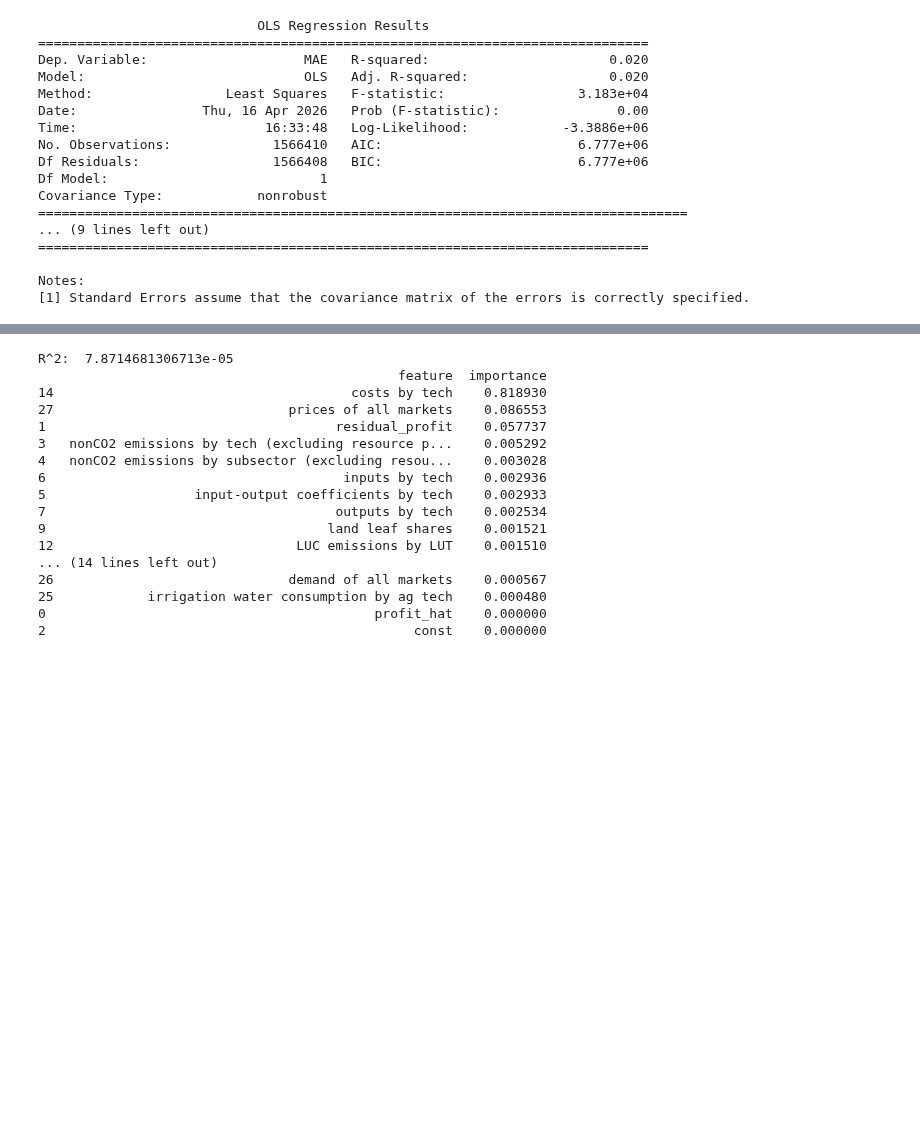
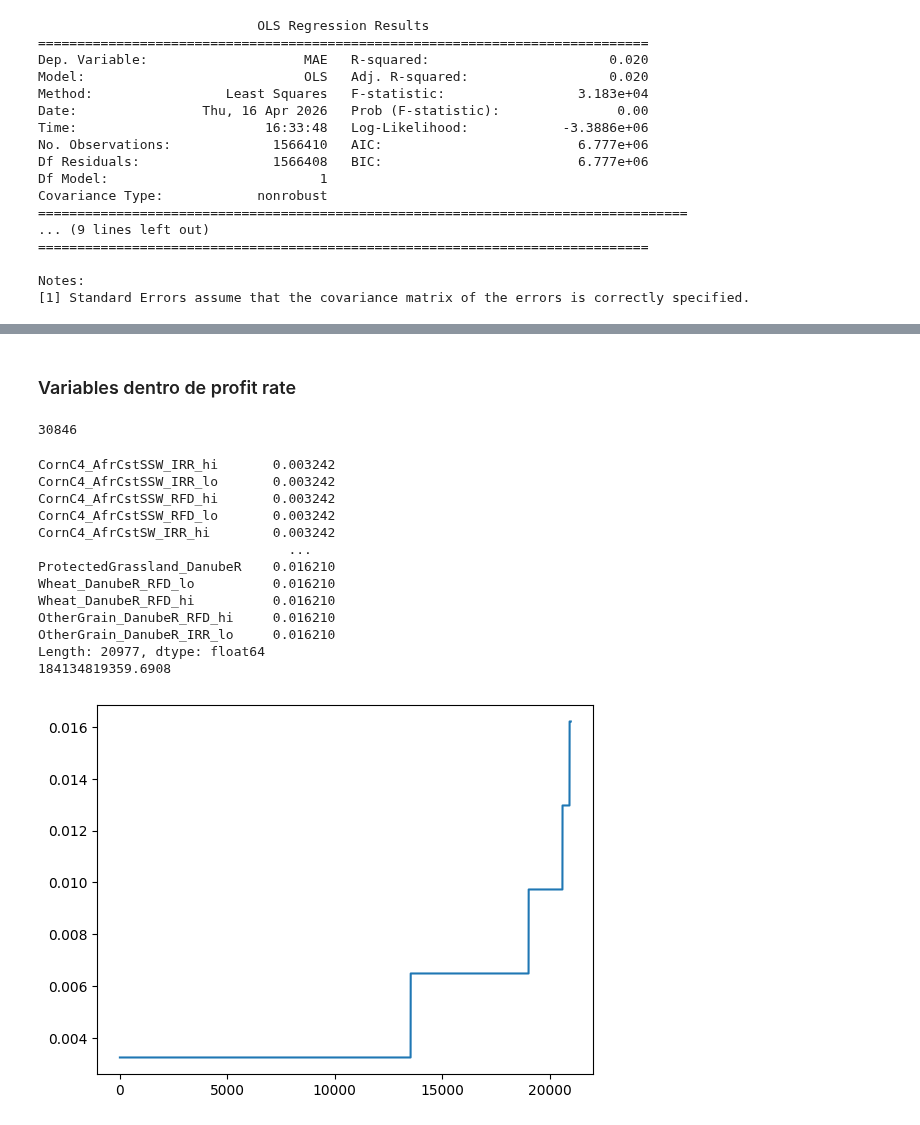
Before and after one commit to delatorre96/GCAM_hindcasting, a Jupyter notebook: 2. Preliminar analysis/4.1. MAE_structure.ipynb, the cells around one changed output, grey strips where cells are left out. Saved outputs shown, nothing was run; the diff lists cells and outputs as text; code cells hidden in the pictures; blank space fills up the shorter version.

```diff
--- a/2. Preliminar analysis/4.1. MAE_structure.ipynb
+++ b/2. Preliminar analysis/4.1. MAE_structure.ipynb
@@ -488,34 +509,44 @@ R^2:  4.1680742250194136e-05
-# %%
-MAE_pred = gbm.predict(X_second)
-
-r2 = r2_score(MAE, MAE_pred)
-
-
-importances = gbm.feature_importances_
-
-
-imp_df = pd.DataFrame({
-    "feature": X_second.columns,
-    "importance": gbm.feature_importances_
-}).sort_values("importance", ascending=False)
-
-print('R^2: ',r2)
-print(imp_df)
-# %% [output]
-R^2:  7.8714681306713e-05
-                                              feature  importance
-14                                      costs by tech    0.818930
-27                              prices of all markets    0.086553
-1                                     residual_profit    0.057737
-3   nonCO2 emissions by tech (excluding resource p...    0.005292
-4   nonCO2 emissions by subsector (excluding resou...    0.003028
-6                                      inputs by tech    0.002936
-5                   input-output coefficients by tech    0.002933
-7                                     outputs by tech    0.002534
-9                                    land leaf shares    0.001521
-12                               LUC emissions by LUT    0.001510
-... (14 lines left out)
-26                              demand of all markets    0.000567
-25            irrigation water consumption by ag tech    0.000480
-0                                          profit_hat    0.000000
-2                                               const    0.000000
+# %% [markdown]
+### Variables dentro de profit rate
+# %%
+df_profit_rate = df[df['query'] == 'profit rate'].dropna(axis = 1)[[ 'MAE', 'landleaf']].reset_index(drop=True)
+df_profit_rate_ext = pd.get_dummies(
+    df_profit_rate,
+    columns=["landleaf"],
+    dtype="int8"
+)
+
+df_profit_rate_ext.columns = df_profit_rate_ext.columns.str.replace("^landleaf_", "", regex=True)
+len(df_profit_rate_ext)
+# %% [output]
+30846
+# %%
+def porcentaje_no_cero(df):
+    # máscara booleana: True si es != 0 y no es NaN
+    mask = df.ne(0) & df.notna()
+
+    # proporción por columna
+    return mask.sum() / df.notna().sum() * 100
+
+porcentajes = porcentaje_no_cero(df_profit_rate_ext.drop('MAE', axis = 1)).sort_values()
+print(porcentajes)
+
+print(df_profit_rate_ext['MAE'].sum())
+
+plt.plot(porcentajes.values)
+plt.show()
+# %% [output]
+CornC4_AfrCstSSW_IRR_hi       0.003242
+CornC4_AfrCstSSW_IRR_lo       0.003242
+CornC4_AfrCstSSW_RFD_hi       0.003242
+CornC4_AfrCstSSW_RFD_lo       0.003242
+CornC4_AfrCstSW_IRR_hi        0.003242
+                                ...
+ProtectedGrassland_DanubeR    0.016210
+Wheat_DanubeR_RFD_lo          0.016210
+Wheat_DanubeR_RFD_hi          0.016210
+OtherGrain_DanubeR_RFD_hi     0.016210
+OtherGrain_DanubeR_IRR_lo     0.016210
+Length: 20977, dtype: float64
+184134819359.6908
+[figure, added]
```
Also changed, not shown: parts of 12 cells of this notebook, 14 other files.
